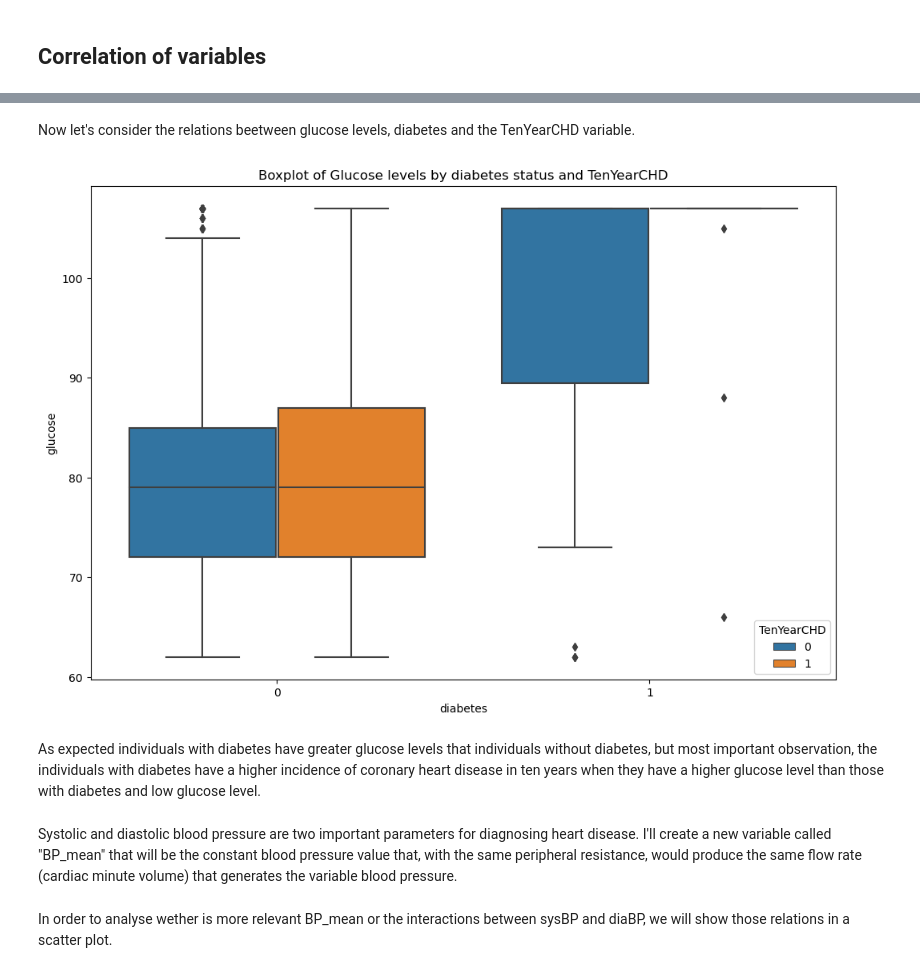
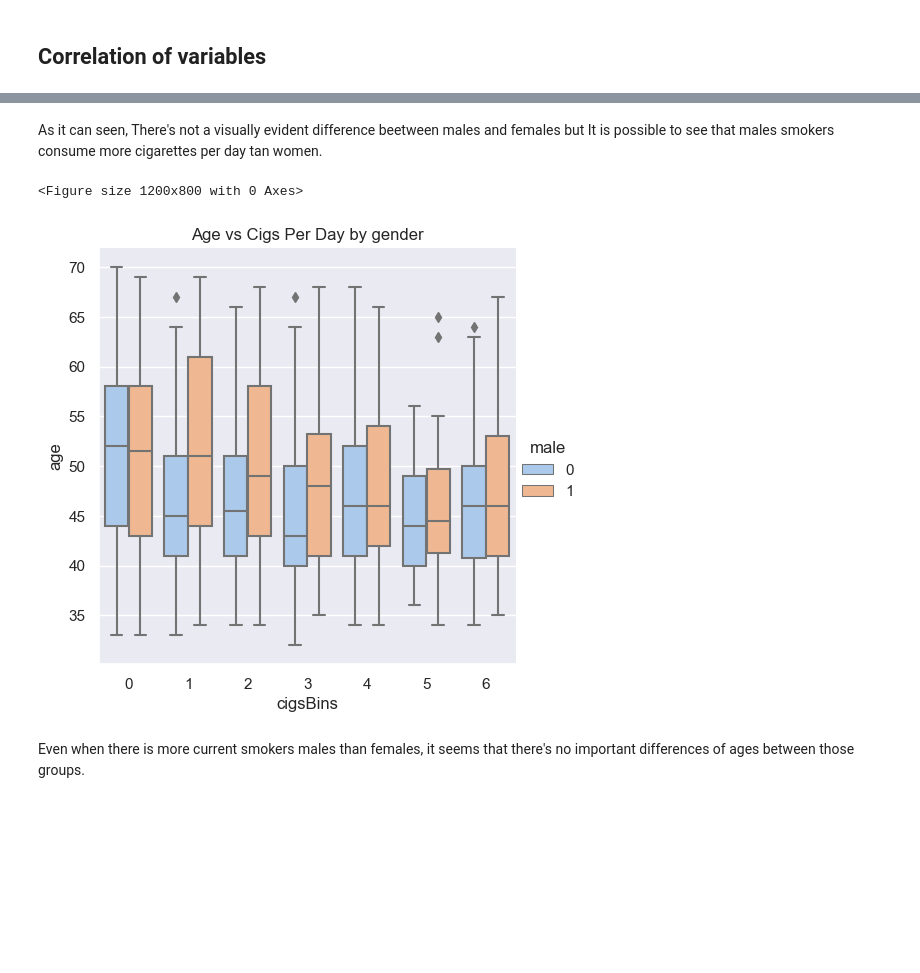
Before and after one commit to Fermazate/Heart-Disease-Prediction, a Jupyter notebook: notebooks/02_data_exploration.ipynb, the cells around one changed output, grey strips where cells are left out. Cells and saved outputs as stored; diff of their text form; code cells hidden in the pictures; blank space fills up the shorter version.

```diff
--- a/notebooks/02_data_exploration.ipynb
+++ b/notebooks/02_data_exploration.ipynb
@@ -8,13 +8,18 @@ Importing modules and loading datasets
 import pandas as pd
 import matplotlib.pyplot as plt
 import seaborn as sns
+import numpy as np
+from scipy.stats.stats import pearsonr
+from sklearn.feature_selection import SelectKBest, mutual_info_classif
+from sklearn.model_selection import train_test_split
+from sklearn.metrics import f1_score
+from sklearn.ensemble import GradientBoostingClassifier
+
 import warnings
-from imblearn.over_sampling import SMOTE
-from sklearn.model_selection import train_test_split
-from sklearn.ensemble import RandomForestClassifier
-from sklearn.metrics import confusion_matrix,recall_score
 
 warnings.filterwarnings('ignore')
+
+sns.set_theme(context='notebook',style='darkgrid',palette='pastel')
 # %%
 df = pd.read_csv('../data/interim/clean.csv')
 # %%
@@ -170,0 +148,3 @@ It seems that age and SysBP are correlated so let's take a look on this.
+# %%
+bins = [0, 4, 9, 14, 19, 24, 29, float('inf')]
+df['cigsBins'] = pd.cut(df['cigsPerDay'],labels=False, bins=bins, right=False)
@@ -190,13 +162,10 @@ Text(0.5, 1.0, 'Scatter plot of age and diaBP by TenYearCHD')
-# %% [markdown]
-Now let's consider the relations beetween glucose levels, diabetes and the TenYearCHD variable.
+# %% [markdown]
+As it can seen, There's not a visually evident difference beetween males and females but It is possible to see that males smokers consume more cigarettes per day tan women.
 # %%
-plt.figure(figsize=(12,8))
-sns.boxplot(data=df,x='diabetes',y='glucose',hue='TenYearCHD')
-plt.title('Boxplot of Glucose levels by diabetes status and TenYearCHD')
-plt.show('Scatter plot ')
+plt.figure(figsize=(12, 8))
+sns.catplot(x='cigsBins',y='age',data=df,hue='male', kind='box')
+plt.title('Age vs Cigs Per Day by gender')
+plt.show()
 # %% [output]
+<Figure size 1200x800 with 0 Axes>
-[figure, old version]
+[figure, new version]
-# %% [markdown]
-As expected individuals with diabetes have greater glucose levels that individuals without diabetes, but most important observation, the individuals with diabetes have a higher incidence of coronary heart disease in ten years when they have a higher glucose level than those with diabetes and low glucose level.
-# %% [markdown]
-Systolic and diastolic blood pressure are two important parameters for diagnosing heart disease. I'll create a new variable called "BP_mean" that will be the constant blood pressure value that, with the same peripheral resistance, would produce the same flow rate (cardiac minute volume) that generates the variable blood pressure.
@@ -205,2 +172,2 @@ BP_mean = ((df['diaBP']*2)+df['sysBP'])/3
-# %% [markdown]
-In order to analyse wether is more relevant BP_mean or the interactions between sysBP and diaBP, we will show those relations in a scatter plot.
+# %% [markdown]
+Even when there is more current smokers males than females, it seems that there's no important differences of ages between those groups.
```
Also changed, not shown: parts of 34 cells of this notebook, 1 other file.
